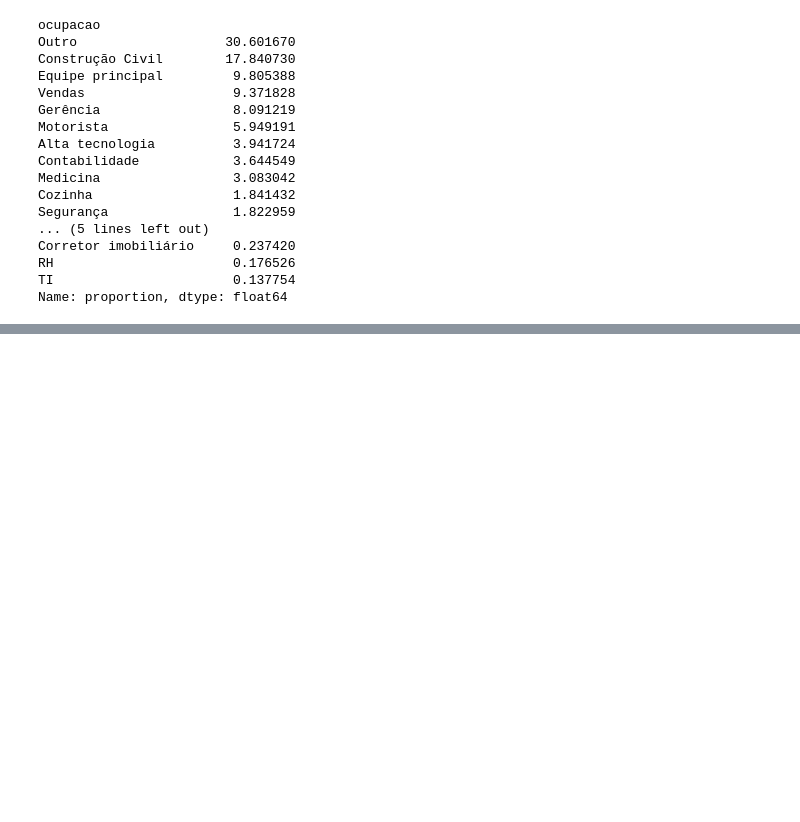
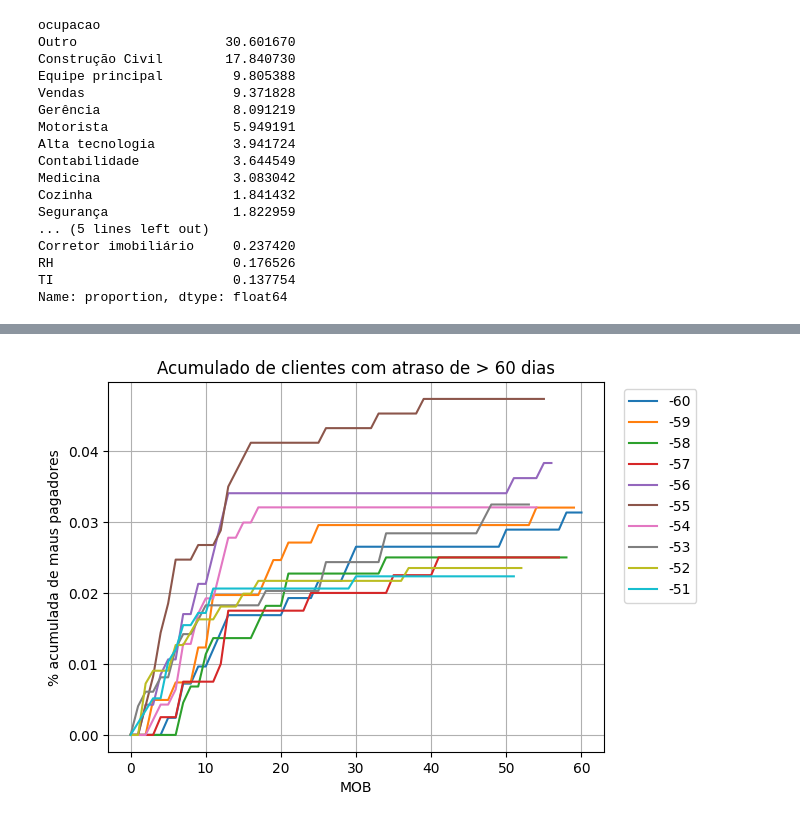
Before and after one commit to giulianafernandes/credit_card_approval_prediction, a Jupyter notebook: deploy_de_aplicacoes_2.ipynb, the cells around one changed output, grey strips where cells are left out. Saved outputs shown, nothing was run; the diff lists cells and outputs as text; code cells hidden in the pictures; blank space fills up the shorter version.

```diff
--- a/deploy_de_aplicacoes_2.ipynb
+++ b/deploy_de_aplicacoes_2.ipynb
@@ -425,0 +671,4 @@ Name: proportion, dtype: float64
+# %%
+vintage = clientes_aprovados.groupby(['abertura', 'MOB']).apply(lambda x: x['id_cliente'].count()).reset_index()
+vintage.columns = ['abertura', 'MOB', 'qtd_clientes']
+vintage
@@ -425,0 +689,3 @@ Name: proportion, dtype: float64
+# %%
+vintage = pd.merge(vintage[['abertura', 'MOB']], denominador,
+                   on='abertura', how='left')
@@ -425,0 +710,12 @@ Name: proportion, dtype: float64
+# %%
+vintage['qtd_mau'] = np.nan #criando uma coluna e preenchendo apenas com valores nulos
+
+for j in range(-60, 1):
+    ls = []
+    for i in range(0,61):
+        due = list(clientes_aprovados.query('mau_pagador == 1 and MOB == @i and abertura == @j')['id_cliente'])
+        ls.extend(due)
+        vintage.loc[(vintage['MOB'] == i) & (vintage['abertura'] == j), 'qtd_mau'] = len(set(ls))
+
+vintage['taxa_mau'] = vintage['qtd_mau'] / vintage['qtd_clientes']
+vintage
@@ -425,0 +736,3 @@ Name: proportion, dtype: float64
+# %%
+vintage_pivot = vintage.pivot(index='abertura', columns='MOB', values='taxa_mau')
+vintage_pivot
@@ -425,0 +754,9 @@ Name: proportion, dtype: float64
+# %%
+lst = [i for i in range(0,61)]
+vintage_pivot[lst].T.iloc[:, :10].plot(legend=True, grid=True, title='Acumulado de clientes com atraso de > 60 dias')
+plt.xlabel('MOB')
+plt.ylabel('% acumulada de maus pagadores')
+plt.legend(bbox_to_anchor=(1.2, 1))
+plt.show()
+# %% [output]
+[figure, added]
```
Also changed, not shown: parts of 38 cells of this notebook.
